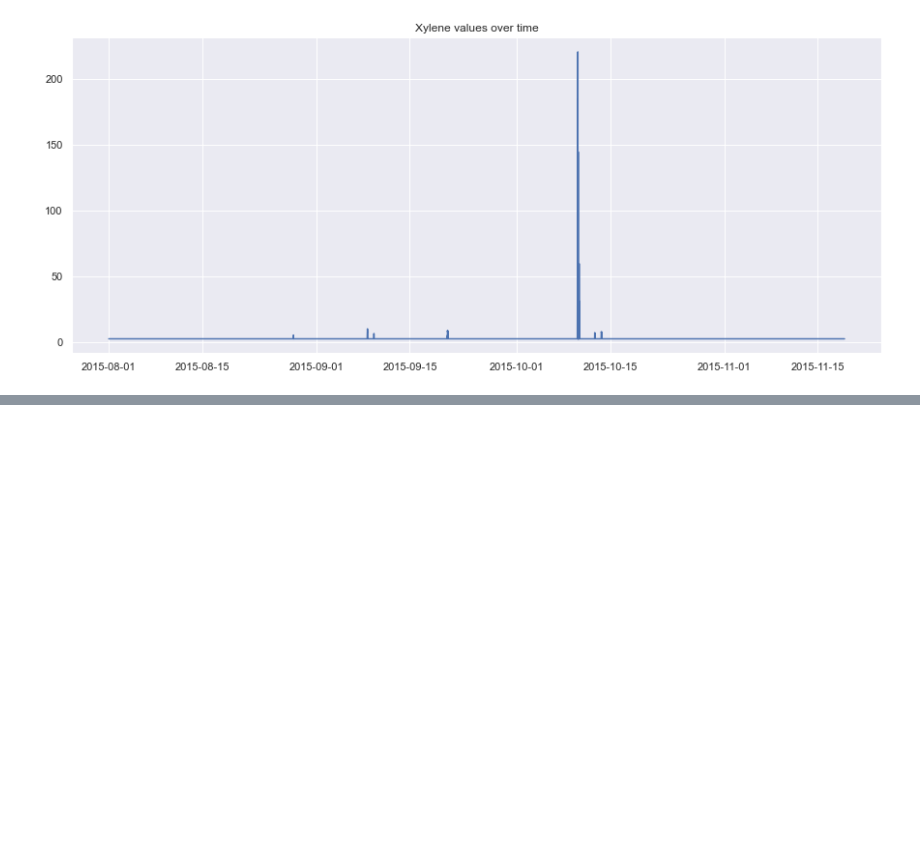
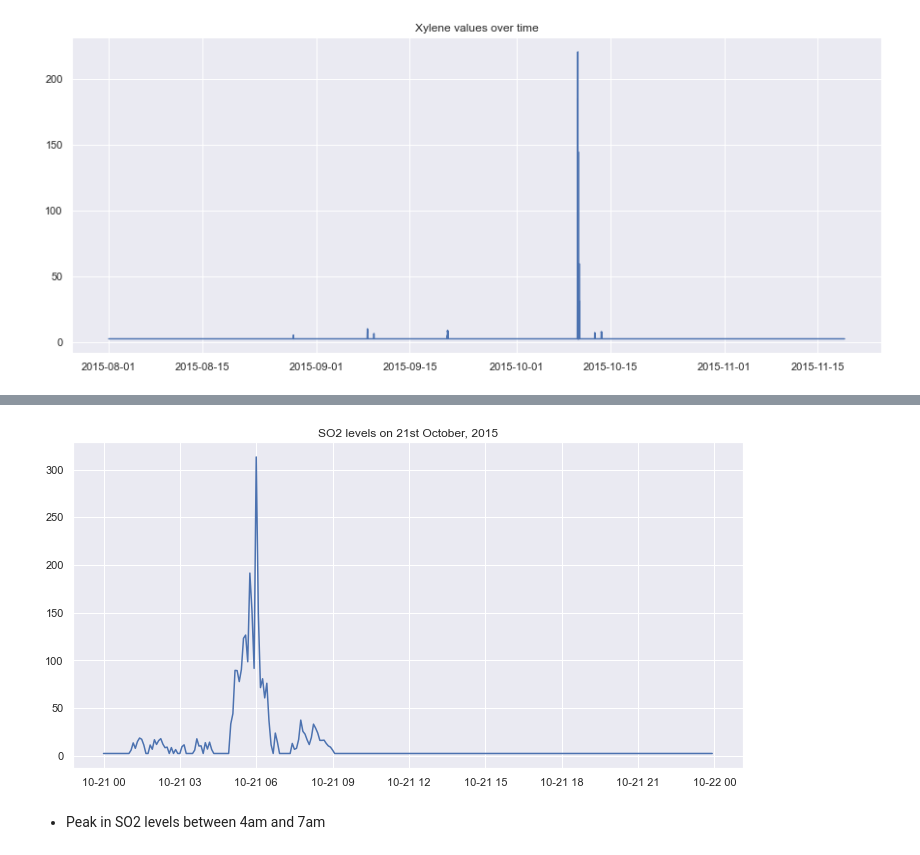
Before and after one commit to joanlenczuk/forecasting-pollution, a Jupyter notebook: Pollution forecasting EDA.ipynb, the cells around one changed output, grey strips where cells are left out. Cells and saved outputs as stored; diff of their text form; code cells hidden in the pictures; blank space fills up the shorter version.

```diff
--- a/Pollution forecasting EDA.ipynb
+++ b/Pollution forecasting EDA.ipynb
@@ -43,0 +172,10 @@ for val in df.columns[1:7]:
+# %%
+#21/10/2015 values
+df_october = df[(df.Date>='2015-10-21 00:00:00') & (df.Date<'2015-10-22 00:00:00')]
+# %%
+plt.plot(df_october['Date'], df_october['SO2'])
+plt.title('SO2 levels on 21st October, 2015');
+# %% [output]
+[figure, added]
+# %% [markdown]
+- Peak in SO2 levels between 4am and 7am
```
Also changed, not shown: parts of 29 cells of this notebook.
